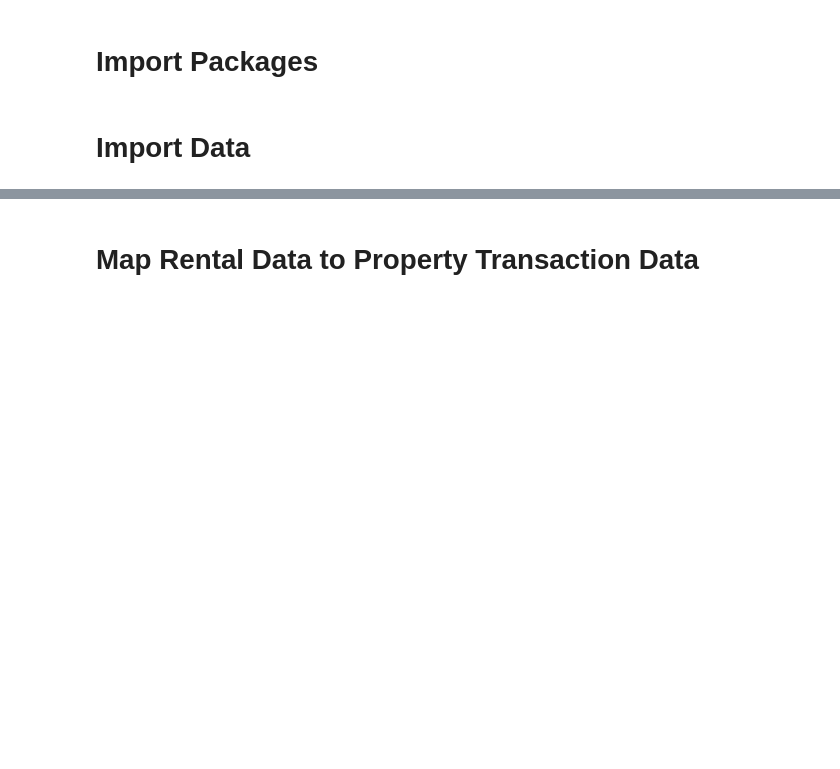
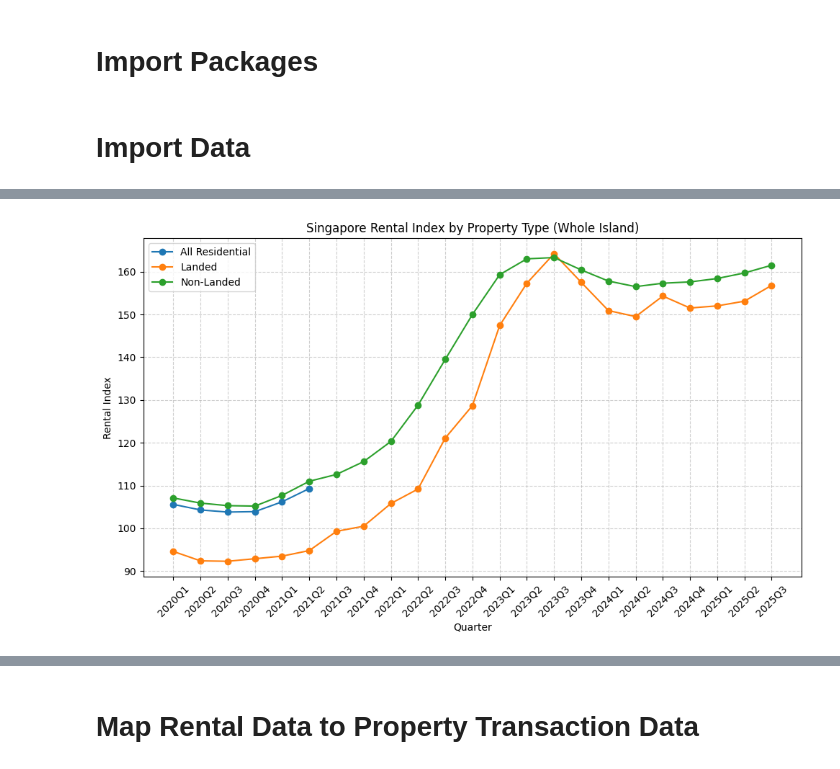
Before and after one commit to AdityaPugalia/Singapore-Housing-Price-Analysis, a Jupyter notebook: Returns_Rental.ipynb, the cells around one changed output, grey strips where cells are left out. Cells and saved outputs as stored; diff of their text form; code cells hidden in the pictures; blank space fills up the shorter version.

```diff
--- a/Returns_Rental.ipynb
+++ b/Returns_Rental.ipynb
@@ -50,3 +50,14 @@ df_trans.head()
 | 2 | 1 CANBERRA | CANBERRA DRIVE | 27 | 87.0 | 27611.4486 | 46578.21809 | Strata | Executive Condominium | 2012.0 | ... |
 | 3 | 1 CANBERRA | CANBERRA DRIVE | 27 | 87.0 | 27611.4486 | 46578.21809 | Strata | Executive Condominium | 2012.0 | ... |
 | 4 | 1 CANBERRA | CANBERRA DRIVE | 27 | 88.0 | 27611.4486 | 46578.21809 | Strata | Executive Condominium | 2012.0 | ... |
+# %%
+# Read in the data
+path = 'Data/Rental/'
+files = [os.path.join(path, file) for file in os.listdir(path) if file.startswith('Private Residential Property Rental Index') and file.endswith('.csv')]
+print(len(files), "files found.")
+rental_index = pd.concat((pd.read_csv(file) for file in files), ignore_index=True)
+rental_index["year"] = rental_index["quarter"].apply(lambda x: int(x.split('-')[0]))
+rental_index = rental_index[rental_index['year']>=2020]
+rental_index["quarter"] = rental_index["quarter"].apply(lambda x: int(x.split('Q')[-1]))
+rental_index = rental_index.sort_values(by=["year", "quarter"]).reset_index(drop=True)
+rental_index.head()
@@ -89,0 +239,23 @@ print(len(df_trans['project'].unique()), "unique projects")
+# %%
+rental_index['date'] = (
+    rental_index['year'].astype(str) + 'Q' + rental_index['quarter'].astype(str)
+)
+rental_index['date'] = pd.PeriodIndex(rental_index['date'], freq='Q')
+
+plt.figure(figsize=(10,6))
+subset = rental_index[rental_index['locality'] == 'Whole Island']
+
+for ptype in subset['property_type'].unique():
+    data = subset[subset['property_type'] == ptype]
+    plt.plot(data['date'].astype(str), data['index'], marker='o', label=ptype)
+
+plt.title('Singapore Rental Index by Property Type (Whole Island)')
+plt.xlabel('Quarter')
+plt.ylabel('Rental Index')
+plt.legend()
+plt.grid(True, linestyle='--', alpha=0.6)
+plt.xticks(rotation=45)
+plt.tight_layout()
+plt.show()
+# %% [output]
+[figure, added]
```
Also changed, not shown: parts of 31 cells of this notebook, 1 other file.
